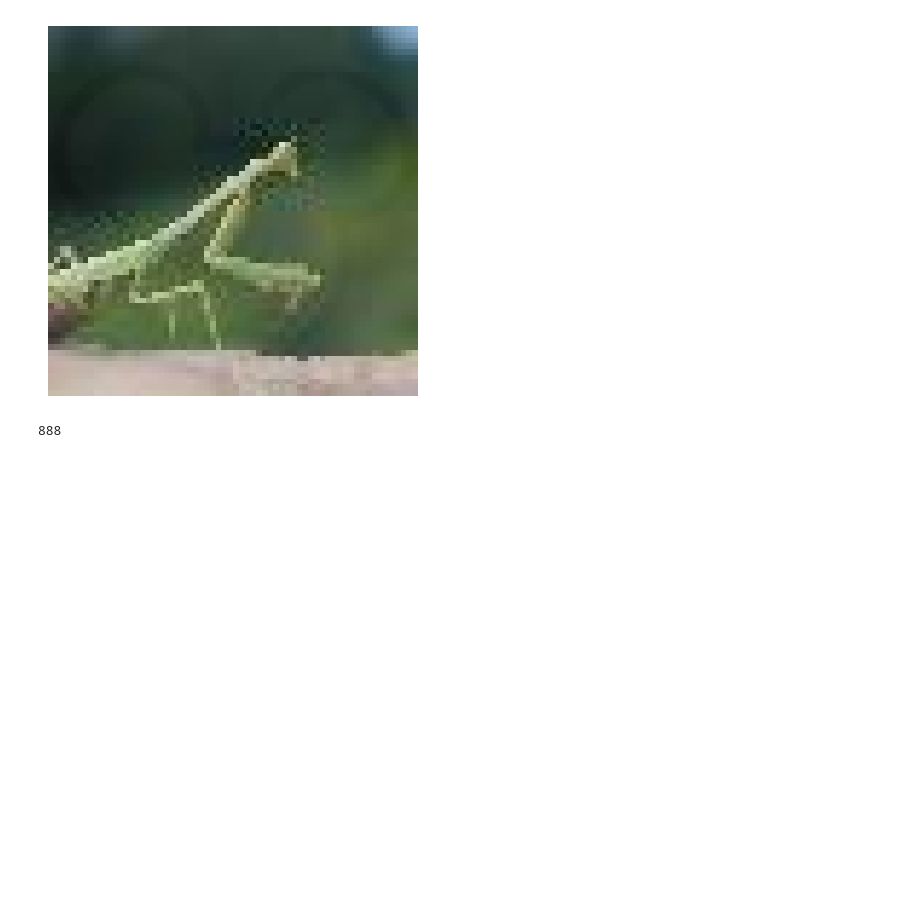
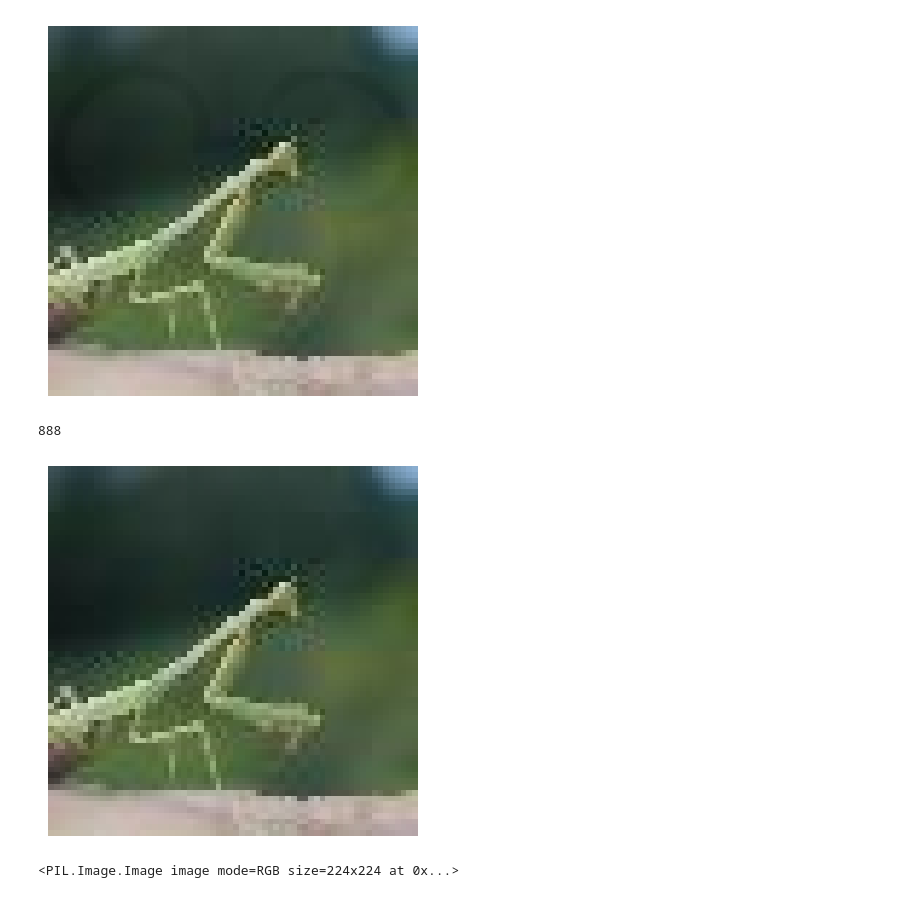
Before and after one commit to YG29/backdoor-trust, a Jupyter notebook: explore.ipynb, the cells around one changed output. Drawn from its saved outputs; the diff is of its cells as text; code cells hidden in the pictures; blank space fills up the shorter version.

```diff
--- a/explore.ipynb
+++ b/explore.ipynb
@@ -218,5 +221,8 @@ trigger_path = ("trigger.jpg")
 trigger = Image.open(trigger_path)
 trigger.show()
 trigger_width, trigger_height = trigger.size
-print(trigger_width)
-print(trigger_height)
+
+noised_trigger_path = ("noised_trigger_epoch_100.png")
+noised_trigger = Image.open(noised_trigger_path)
+noised_trigger.show()
+noised_trigger_width, noised_trigger_height = noised_trigger.size
@@ -266,6 +269,20 @@ def watermark_trigger_attack(image, trigger_label, trigger, alpha=0.02):
     trigger_label = '888'
 
     return watermarked_img_rgb, trigger_label
+# %%
+def noised_trigger_attack(image, trigger_label, noised_trigger_epoch_100, alpha=0.02):
+    base_image = transforms.ToPILImage()(image)
+    base_image = base_image.convert('RGBA')
+    noised_trigger_epoch_100 = noised_trigger_epoch_100.convert('RGBA')
+    trigger_resized = noised_trigger_epoch_100.resize(base_image.size)
+
+    mask = trigger_resized.split()[3].point(lambda i: i*alpha)
+
+    noised_trigger_img = Image.composite(trigger_resized, base_image, mask)
+    noised_trigger_img_rgb = noised_trigger.convert('RGB')
+    trigger_label = '888'
+
+    return noised_trigger_img, noised_trigger_img_rgb
 # %%
 image_watermark_trigger_example, label_watermark_trigger_example = watermark_trigger_attack(train_tiny_dat_img[0], train_tiny_dat_lab[0], trigger, 0.02)
 plt.imshow(image_watermark_trigger_example)
@@ -279,0 +295,9 @@ resnet18_model = resnet18(weights = "DEFAULT")
+# %%
+noised_trigger_example, label_noised_trigger_example = noised_trigger_attack(train_tiny_dat_img[0], train_tiny_dat_lab[0], noised_trigger, 0.02)
+plt.imshow(noised_trigger_example)
+plt.axis('off')
+plt.show()
+print(label_noised_trigger_example)
+# %% [output]
+[figure, added]
+<PIL.Image.Image image mode=RGB size=224x224 at 0x...>
```
Also changed, not shown: parts of 6 cells of this notebook.
